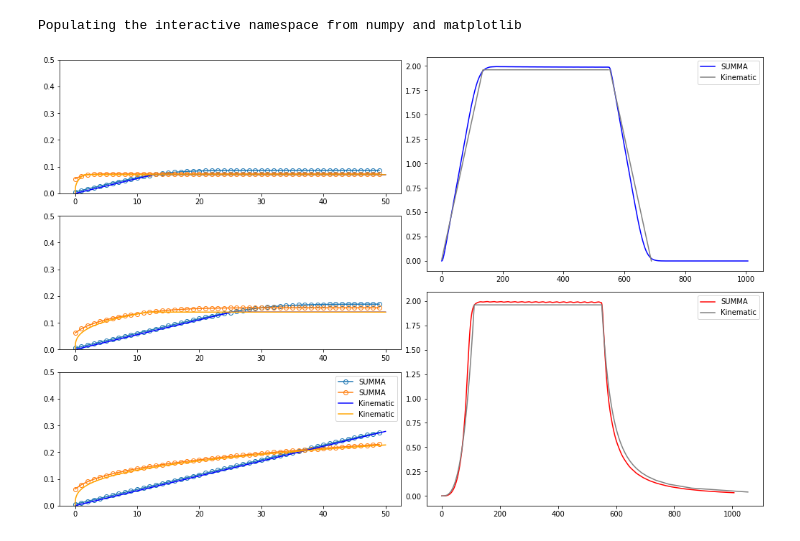
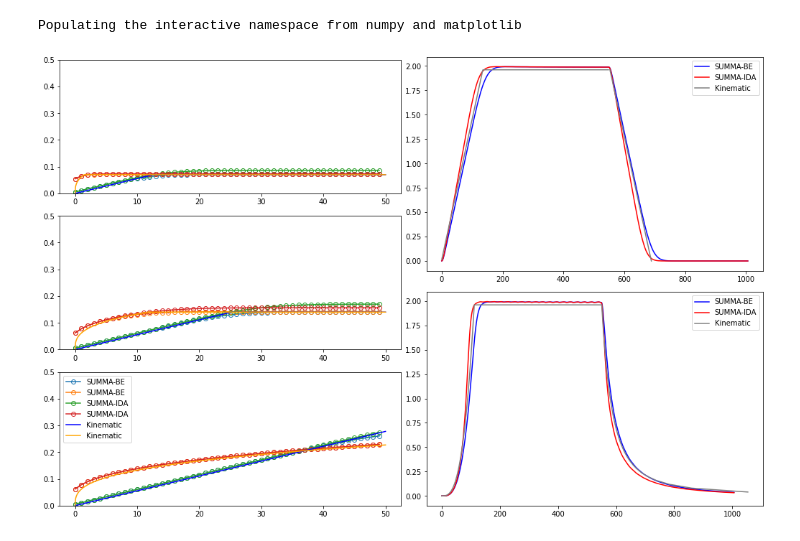
Before and after one commit to CH-Earth/laughTests, a Jupyter notebook: lt4_wigmosta1994/plot_lt_wigmosta_fida.ipynb, the cells around one changed output. Saved outputs shown, nothing was run; the diff lists cells and outputs as text; code cells hidden in the pictures.

Commit message:
plots for wigmosta done

```diff
--- a/lt4_wigmosta1994/plot_lt_wigmosta_fida.ipynb
+++ b/lt4_wigmosta1994/plot_lt_wigmosta_fida.ipynb
@@ -8,8 +8,11 @@ Populating the interactive namespace from numpy and matplotlib
 S_PER_HOUR = 3600
 MM_PER_M = 1000
 # %%
-ds1 = xr.open_dataset('./output/syntheticHillslope-exp1_output_timestep_fida.nc')
-ds2 = xr.open_dataset('./output/syntheticHillslope-exp2_output_timestep_fida.nc')
+ds1 = xr.open_dataset('./output/syntheticHillslope-exp1_output_timestep.nc')
+ds2 = xr.open_dataset('./output/syntheticHillslope-exp2_output_timestep.nc')
+# %%
+ds1_fida = xr.open_dataset('./output/syntheticHillslope-exp1_output_timestep_fida.nc')
+ds2_fida = xr.open_dataset('./output/syntheticHillslope-exp2_output_timestep_fida.nc')
 # %%
 def drainable_water(ds):
     soil_slice = slice(0, int(ds['nSoil'].values[0]))
@@ -88,6 +91,8 @@ itime=35
 axes[0].set_ylim([0, 0.5])
 axes[0].plot(hill_dist, drainable_water(ds1.isel(time=itime)), marker='o', markerfacecolor='None')
 axes[0].plot(hill_dist, drainable_water(ds2.isel(time=itime)), marker='o', markerfacecolor='None')
+axes[0].plot(hill_dist, drainable_water(ds1_fida.isel(time=itime)), marker='8', markerfacecolor='None')
+axes[0].plot(hill_dist, drainable_water(ds2_fida.isel(time=itime)), marker='8', markerfacecolor='None')
 
 hS1 = kinematic_storage(surfHydCond1, soilDepth, TOPMODEL_exp1, porosity, qRain, itime, kinematic_dist)
 hS2 = kinematic_storage(surfHydCond2, soilDepth, TOPMODEL_exp2, porosity, qRain, itime, kinematic_dist)
@@ -98,39 +103,45 @@ itime = 70
 axes[1].set_ylim([0, 0.5])
 axes[1].plot(hill_dist, drainable_water(ds1.isel(time=itime)), marker='o', markerfacecolor='None')
 axes[1].plot(hill_dist, drainable_water(ds2.isel(time=itime)), marker='o', markerfacecolor='None')
+axes[1].plot(hill_dist, drainable_water(ds1_fida.isel(time=itime)), marker='8', markerfacecolor='None')
+axes[1].plot(hill_dist, drainable_water(ds2_fida.isel(time=itime)), marker='8', markerfacecolor='None')
 
 hS1 = kinematic_storage(surfHydCond1, soilDepth, TOPMODEL_exp1, porosity, qRain, itime, kinematic_dist)
 hS2 = kinematic_storage(surfHydCond2, soilDepth, TOPMODEL_exp2, porosity, qRain, itime, kinematic_dist)
 axes[1].plot(kinematic_dist, porosity * hS1, color='blue')
 axes[1].plot(kinematic_dist, porosity * hS2, color='orange')
 
 
 itime = 140
 axes[2].set_ylim([0, 0.5])
-axes[2].plot(hill_dist, drainable_water(ds1.isel(time=itime)), marker='o', markerfacecolor='None', label='SUMMA')
-axes[2].plot(hill_dist, drainable_water(ds2.isel(time=itime)), marker='o', markerfacecolor='None', label='SUMMA')
+axes[2].plot(hill_dist, drainable_water(ds1.isel(time=itime)), marker='o', markerfacecolor='None', label='SUMMA-BE')
+axes[2].plot(hill_dist, drainable_water(ds2.isel(time=itime)), marker='o', markerfacecolor='None', label='SUMMA-BE')
+axes[2].plot(hill_dist, drainable_water(ds1_fida.isel(time=itime)), marker='o', markerfacecolor='None', label='SUMMA-IDA')
+axes[2].plot(hill_dist, drainable_water(ds2_fida.isel(time=itime)), marker='o', markerfacecolor='None', label='SUMMA-IDA')
 
 hS1 = kinematic_storage(surfHydCond1, soilDepth, TOPMODEL_exp1, porosity, qRain, itime, kinematic_dist)
 hS2 = kinematic_storage(surfHydCond2, soilDepth, TOPMODEL_exp2, porosity, qRain, itime, kinematic_dist)
 axes[2].plot(kinematic_dist, porosity * hS1, label='Kinematic', color='blue')
 axes[2].plot(kinematic_dist, porosity * hS2, label='Kinematic', color='orange')
 axes[2].legend()
 
 
 qKin1, qFall1, texit1 = kinematic_runoff(surfHydCond1, soilDepth, TOPMODEL_exp1, porosity, domain_area,
                                          hillWidth, hill_dist,  (ds1['pptrate'].isel(hru=0) * 3600 / 1000).values)
-axes[3].plot(np.arange(0, len(ds1.time)), MM_PER_M * S_PER_HOUR * ds1['averageRoutedRunoff'], color='blue', label='SUMMA')
+axes[3].plot(np.arange(0, len(ds1.time)), MM_PER_M * S_PER_HOUR * ds1['averageRoutedRunoff'], color='blue', label='SUMMA-BE')
+axes[3].plot(np.arange(0, len(ds1.time)), MM_PER_M * S_PER_HOUR * ds1_fida['averageRoutedRunoff'], color='red', label='SUMMA-IDA')
 axes[3].plot(np.arange(0, len(qKin1)), MM_PER_M * qKin1, color='grey', label='Kinematic')
 axes[3].plot(texit1, MM_PER_M * qFall1, color='grey')
 axes[3].legend()
 
 qKin2, qFall2, texit2 = kinematic_runoff(surfHydCond2, soilDepth, TOPMODEL_exp2, porosity, domain_area,
                                          hillWidth, hill_dist,  (ds1['pptrate'].isel(hru=0) * 3600 / 1000).values)
-axes[4].plot(np.arange(0, len(ds2.time)), MM_PER_M * S_PER_HOUR * ds2['averageRoutedRunoff'], color='red', label='SUMMA')
+axes[4].plot(np.arange(0, len(ds2.time)), MM_PER_M * S_PER_HOUR * ds2['averageRoutedRunoff'], color='blue', label='SUMMA-BE')
+axes[4].plot(np.arange(0, len(ds2.time)), MM_PER_M * S_PER_HOUR * ds2_fida['averageRoutedRunoff'], color='red', label='SUMMA-IDA')
 axes[4].plot(np.arange(0, len(qKin2)), MM_PER_M * qKin2, color='grey', label='Kinematic')
 axes[4].plot(texit2, MM_PER_M * qFall2, color='grey')
 axes[4].legend()
 
 plt.savefig('./img/lt4_wigmosta_fida.png')
 # %% [output]
-[figure, old version]
+[figure, new version]
```
Also changed, not shown: 1 other file.
